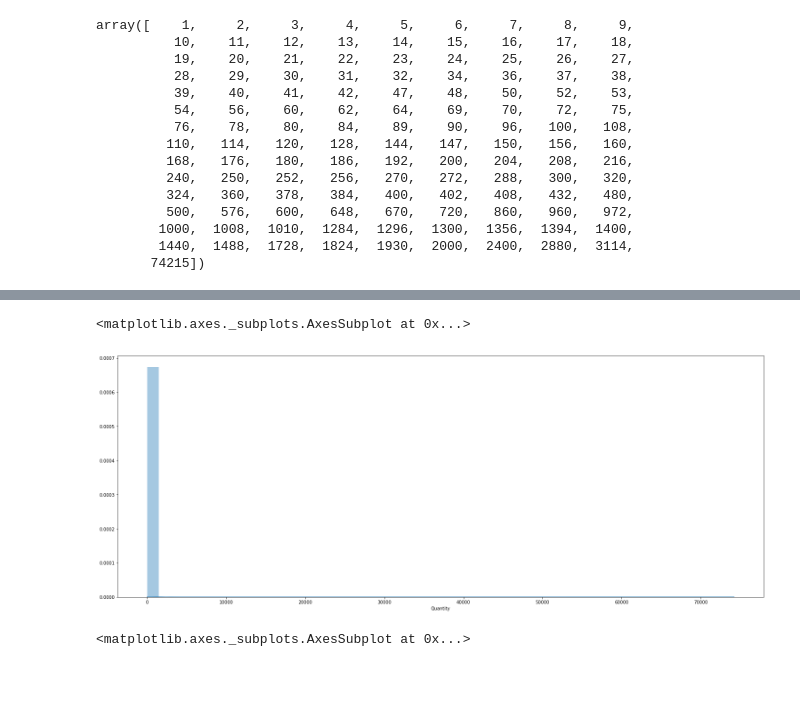
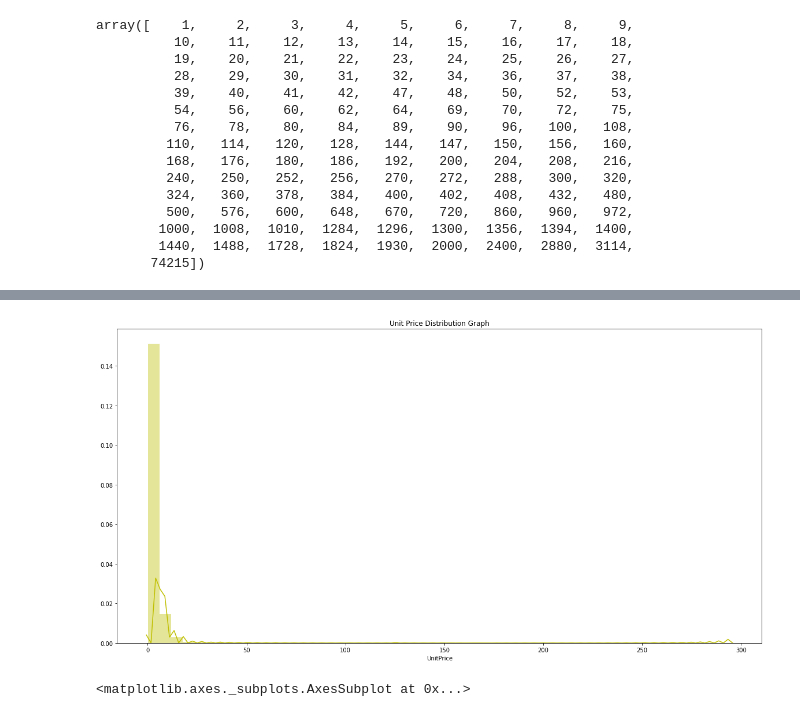
Before and after one commit to RitRa/Programming-Project-Dec-2018, a Jupyter notebook: Project Dec 2018.ipynb, the cells around one changed output, grey strips where cells are left out. Saved outputs shown, nothing was run; the diff lists cells and outputs as text; code cells hidden in the pictures; blank space fills up the shorter version.

```diff
--- a/Project Dec 2018.ipynb
+++ b/Project Dec 2018.ipynb
@@ -197,12 +214,12 @@ plot = sns.barplot(df['Country'], df['Quantity'])
-# %%
-%matplotlib inline
-
-plt.figure(figsize=(26, 10))
-
-sns.distplot(df['Quantity'])
-# %% [output]
-<matplotlib.axes._subplots.AxesSubplot at 0x...>
-[figure, removed]
+# %%
+plt.figure(figsize=(20,10))
+plt.title("Unit Price Distribution Graph")
+plot.set_ylabel('Quantity',fontsize=20)
+plot.set_xlabel('Unit Price',fontsize=20)
+
+ax = sns.distplot(df["UnitPrice"], color = 'y')
+# %% [output]
+[figure, added]
 # %%
 %matplotlib inline
 plt.figure(figsize=(26, 10))
```
Also changed, not shown: parts of 3 cells of this notebook.
